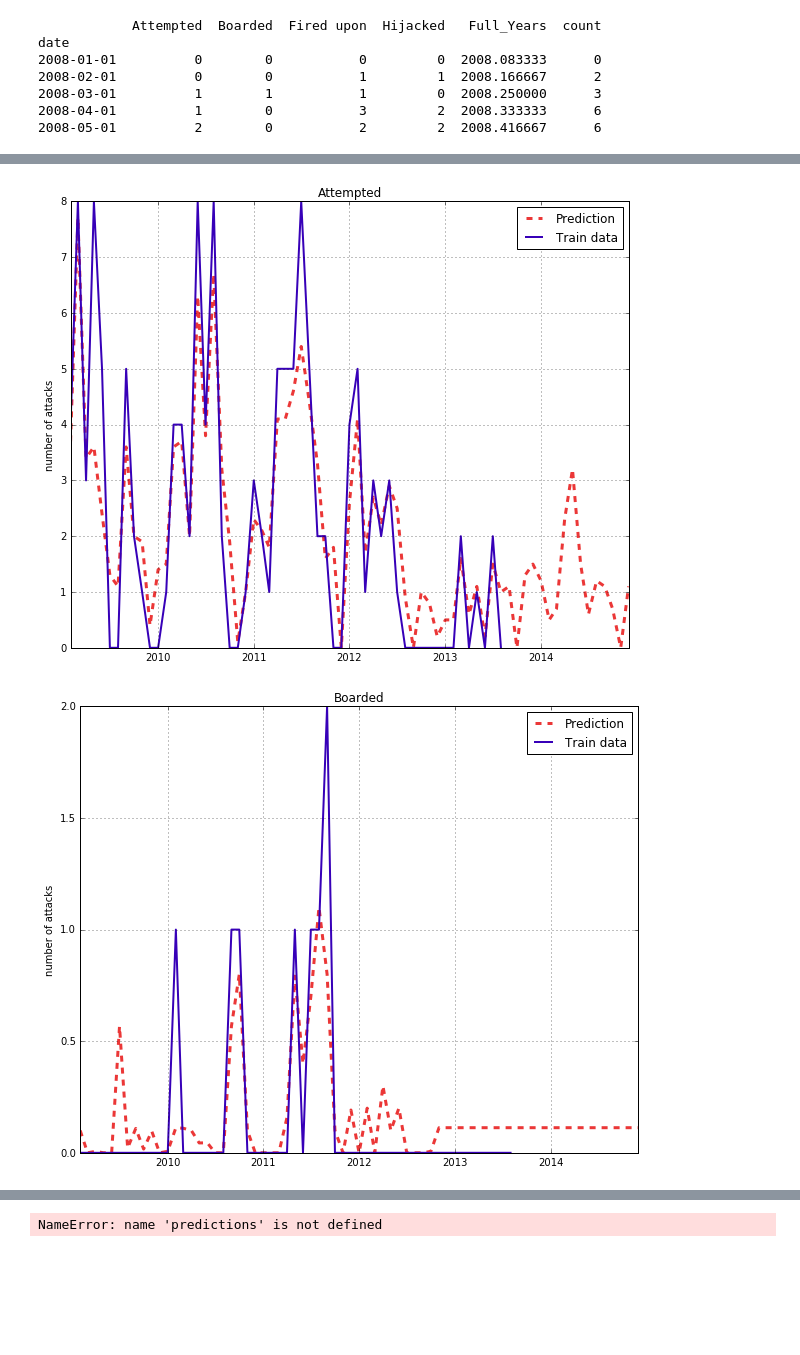
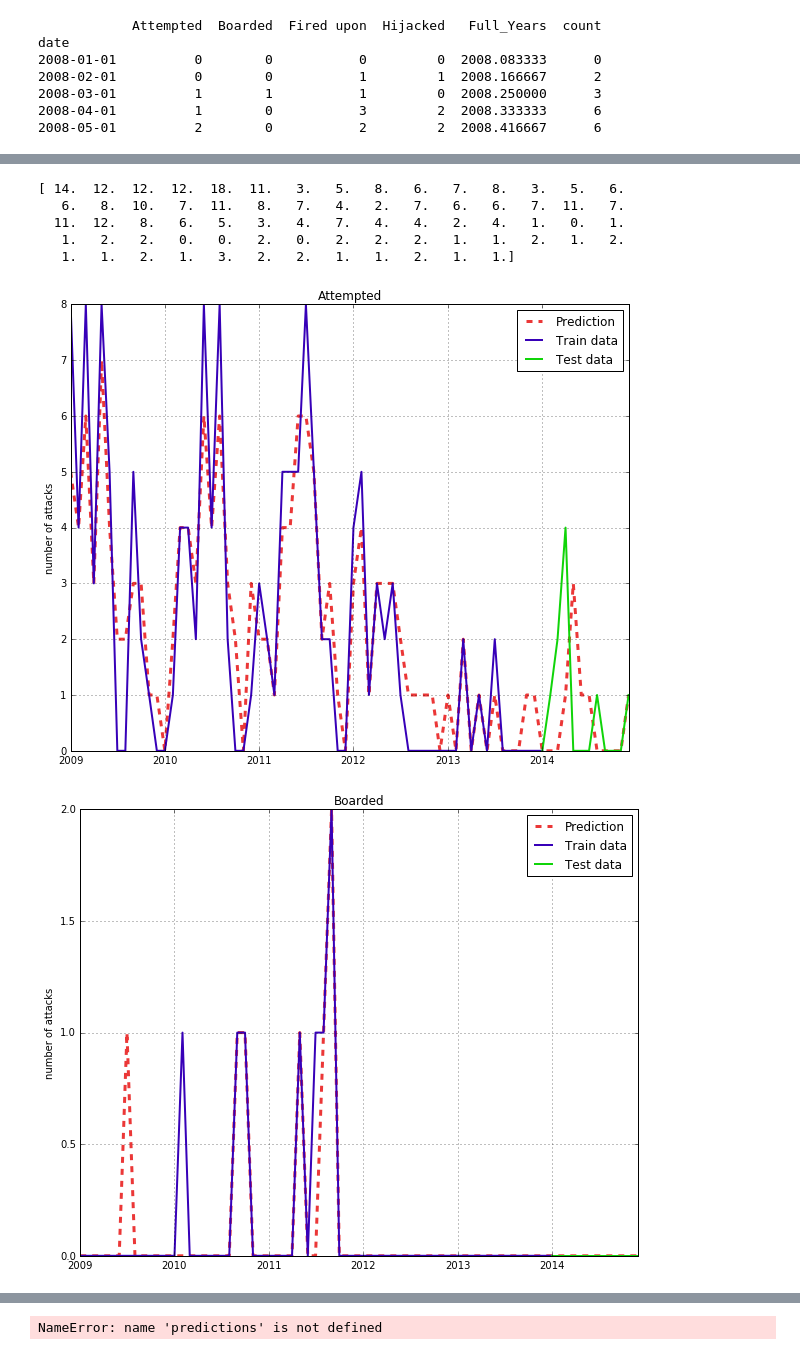
Before and after one commit to ifrebault/PiracyAttackPrediction, a Jupyter notebook: Machine_learning/ML.global.ipynb, the cells around one changed output, grey strips where cells are left out. Cells and saved outputs as stored; diff of their text form; code cells hidden in the pictures; blank space fills up the shorter version.

Commit message:
amélioration globale prediction

```diff
--- a/Machine_learning/ML.global.ipynb
+++ b/Machine_learning/ML.global.ipynb
@@ -216,7 +216,7 @@ def organize_data(to_forecast, window, horizon):
     y = np.array([X[i+horizon][-1] for i in range(len(X)-horizon)])
     return X[:-horizon], y
 
-k = 13   # number of previous observations to use
+k = 12   # number of previous observations to use
 h = 1  # forecast horizon
 X,y = organize_data(to_forecast, k, h)
 
@@ -225,7 +225,7 @@ X_Boarded , y_Boarded = organize_data(to_forecast_Boarded, k, h)
 X_Fired , y_Fired = organize_data(to_forecast_Fired, k, h)
 X_Hijacked , y_Hijacked = organize_data(to_forecast_Hijacked, k, h)
 # %%
-m = 55 # number of samples to take in account
+m = 61 # number of samples to take in account
 def getPrediction(X,y):
     #regressor = LinearRegression(normalize=True)
     regressor=RandomForestRegressor()
@@ -233,8 +233,9 @@ def getPrediction(X,y):
     predictions=regressor.predict(X)
     predictionError=regressor.predict(X[m:])
     predictions[predictions < 0] = 0
+    predictionError[predictionError < 0] = 0
 
-    return predictions,predictionError
+    return np.around(predictions),np.around(predictionError)
 
 predictionGlobal,predictionErrorGlobal=getPrediction(X,y)
 
@@ -266,6 +267,7 @@ def plotPrediction(prediction,y,title):
     plt.figure(figsize=(10,8))
     plt.plot(listDate[k:],prediction, '--', color='#EB3737', linewidth=3, label='Prediction')
     plt.plot(listDate[k:k+m],y[:m], label='Train data', color='#3700B8', linewidth=2)
+    plt.plot(listDate[k+m-1:],y[m-1:], label='Test data', color='#10d409', linewidth=2)
     plt.grid(True)
     plt.legend(loc='upper right')
     plt.title(title)
@@ -274,6 +276,8 @@ def plotPrediction(prediction,y,title):
 
 plotPrediction(predictionGlobal,y,"Global")
 
+print np.around(predictionGlobal)
+
 plotPrediction(prediction_Attempted ,y_Attempted,"Attempted")
 plotPrediction(prediction_Boarded,y_Boarded,"Boarded")
 plotPrediction(predictionGlobal_Fired,y_Fired,"Fired")
@@ -283,2 +287,7 @@ plotPrediction(predictionGlobal_Hijacked,y_Hijacked,"Hijacked")
+[ 14.  12.  12.  12.  18.  11.   3.   5.   8.   6.   7.   8.   3.   5.   6.
+   6.   8.  10.   7.  11.   8.   7.   4.   2.   7.   6.   6.   7.  11.   7.
+  11.  12.   8.   6.   5.   3.   4.   7.   4.   4.   2.   4.   1.   0.   1.
+   1.   2.   2.   0.   0.   2.   0.   2.   2.   2.   1.   1.   2.   1.   2.
+   1.   1.   2.   1.   3.   2.   2.   1.   1.   2.   1.   1.]
-[figure, old version]
+[figure, new version]
-[figure, old version]
+[figure, new version]
```
Also changed, not shown: parts of 6 cells of this notebook, 2 other files.
